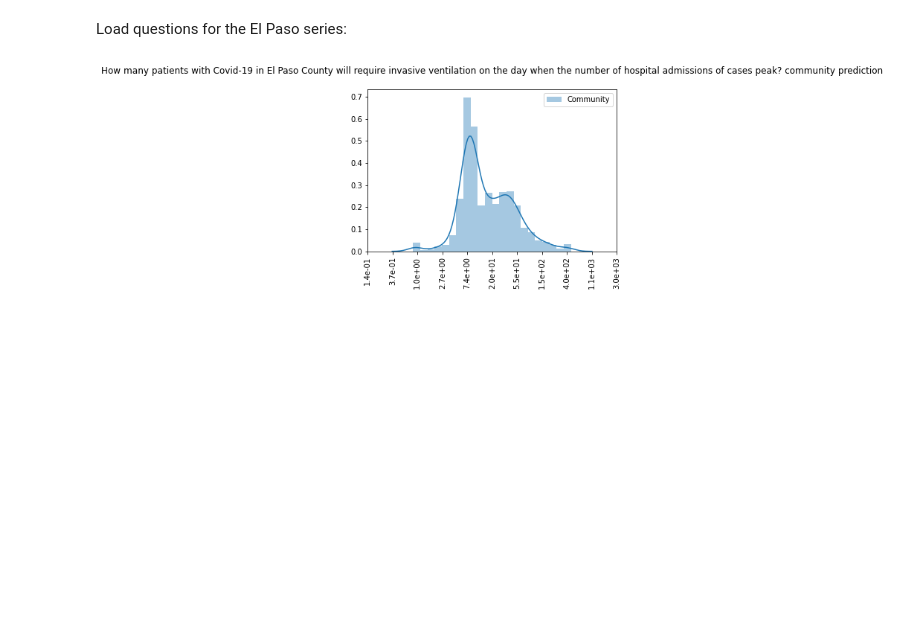
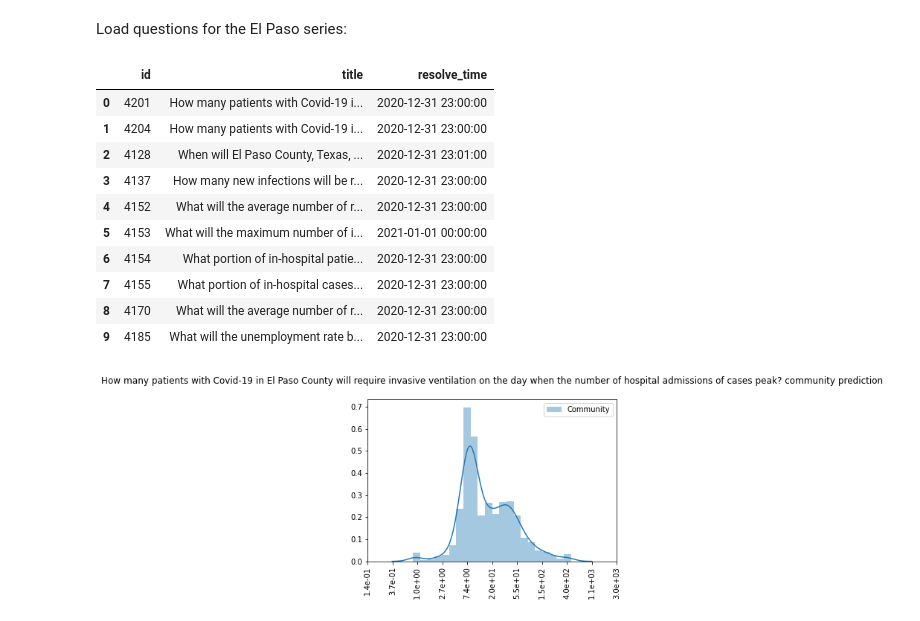
Before and after one commit to oughtinc/ergo, a Jupyter notebook: notebooks/el-paso.ipynb, the cells around one changed output. Drawn from its saved outputs; the diff is of its cells as text; code cells hidden in the pictures; blank space fills up the shorter version.

Commit message:
Re-add the dataframe of questions

```diff
--- a/notebooks/el-paso.ipynb
+++ b/notebooks/el-paso.ipynb
@@ -14,14 +14,28 @@ import ergo;
 Log into Metaculus:
 # %%
 metaculus = ergo.Metaculus(
-    username="oughtpublic",
-    password="123456",
+    username="YOUR_USERNAME",
+    password="YOUR_PASSWORD",
     api_domain="pandemic"
 )
 # %% [markdown]
 Load questions for the El Paso series:
 # %%
 questions = metaculus.get_questions(cat="internal--el-paso")
+# %%
+ergo.MetaculusQuestion.to_dataframe(questions)
+# %% [output]
+|  | id | title | resolve_time |
+| 0 | 4201 | How many patients with Covid-19 i... | 2020-12-31 23:00:00 |
+| 1 | 4204 | How many patients with Covid-19 i... | 2020-12-31 23:00:00 |
+| 2 | 4128 | When will El Paso County, Texas, ... | 2020-12-31 23:01:00 |
+| 3 | 4137 | How many new infections will be r... | 2020-12-31 23:00:00 |
+| 4 | 4152 | What will the average number of r... | 2020-12-31 23:00:00 |
+| 5 | 4153 | What will the maximum number of i... | 2021-01-01 00:00:00 |
+| 6 | 4154 | What portion of in-hospital patie... | 2020-12-31 23:00:00 |
+| 7 | 4155 | What portion of in-hospital cases... | 2020-12-31 23:00:00 |
+| 8 | 4170 | What will the average number of r... | 2020-12-31 23:00:00 |
+| 9 | 4185 | What will the unemployment rate b... | 2020-12-31 23:00:00 |
 # %%
 for question in questions:
     question.refresh_question()  # Load detailed question data
```
